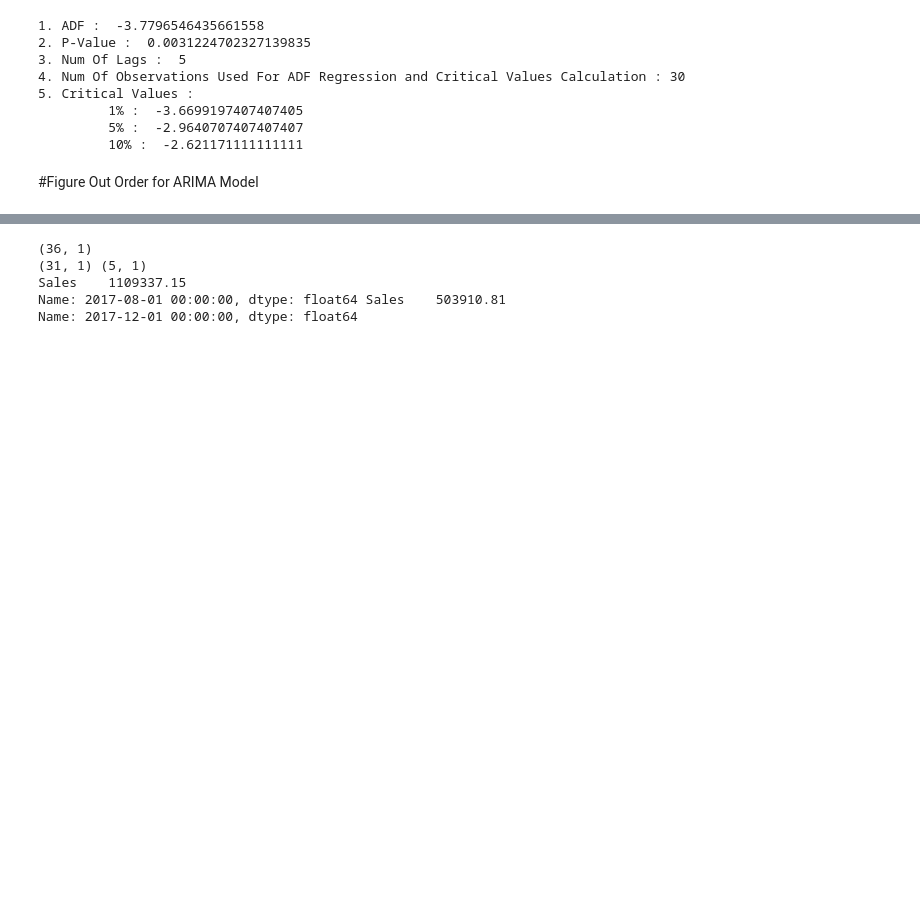
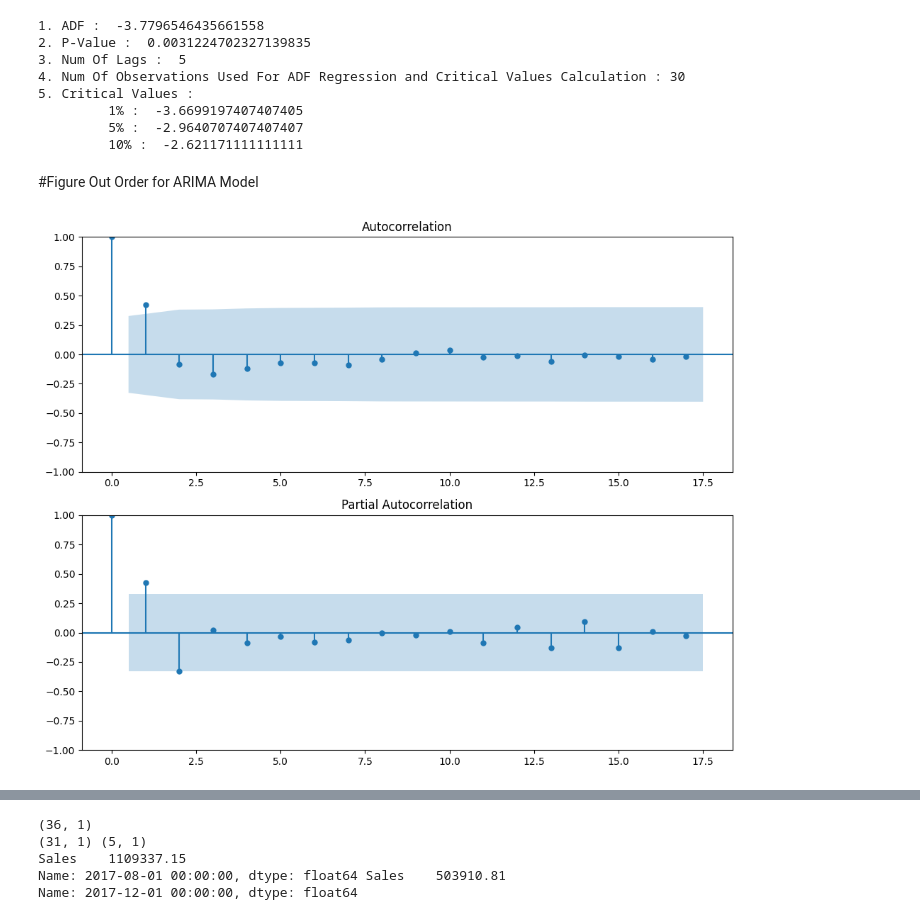
Before and after one commit to abhinavbhandar/supplychain, a Jupyter notebook: Sales_Forecast_ARIMA.ipynb, the cells around one changed output, grey strips where cells are left out. Saved outputs shown, nothing was run; the diff lists cells and outputs as text; code cells hidden in the pictures; blank space fills up the shorter version.

```diff
--- a/Sales_Forecast_ARIMA.ipynb
+++ b/Sales_Forecast_ARIMA.ipynb
@@ -84,6 +84,23 @@ adf_test(df['Sales'])
          10% :  -2.621171111111111
 # %% [markdown]
 #Figure Out Order for ARIMA Model
+# %%
+import matplotlib.pyplot as plt
+from statsmodels.graphics.tsaplots import plot_acf, plot_pacf
+
+fig, axes = plt.subplots(2, 1, figsize=(10, 8))
+
+# Plot ACF
+plot_acf(df['Sales'], lags=17, ax=axes[0])
+
+# Plot PACF
+plot_pacf(df['Sales'], lags=17, ax=axes[1])
+
+
+plt.tight_layout()
+plt.show()
+# %% [output]
+[figure, added]
 # %%
 from pmdarima import auto_arima
 # Ignore harmless warnings
```
Also changed, not shown: parts of 15 cells of this notebook.
